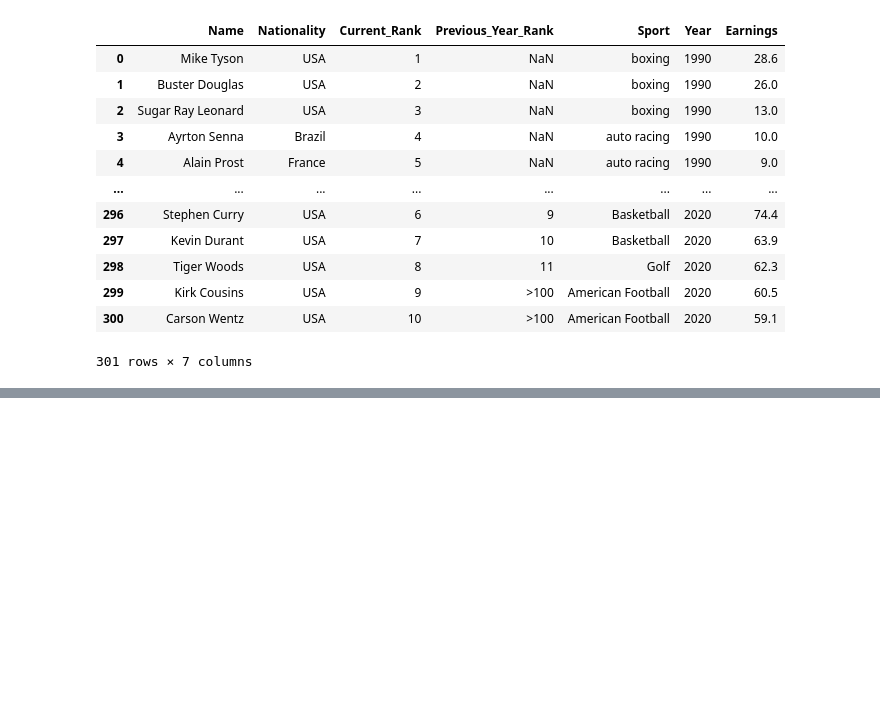
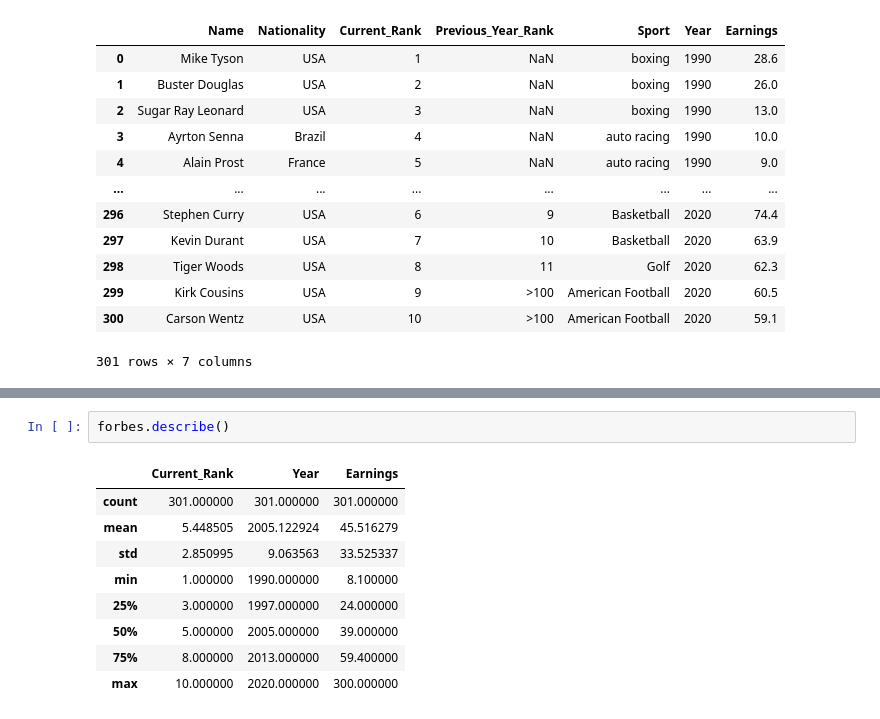
Before and after one commit to oscardbocanegra/udemy, a Jupyter notebook: analisis_datos/analisis_exploratorio.ipynb, the cells around one changed output, grey strips where cells are left out. Drawn from its saved outputs; the diff is of its cells as text; blank space fills up the shorter version.

```diff
--- a/analisis_datos/analisis_exploratorio.ipynb
+++ b/analisis_datos/analisis_exploratorio.ipynb
@@ -198,0 +216,12 @@ forbes
+# %%
+forbes.describe()
+# %% [output]
+|  | Current_Rank | Year | Earnings |
+| count | 301.000000 | 301.000000 | 301.000000 |
+| mean | 5.448505 | 2005.122924 | 45.516279 |
+| std | 2.850995 | 9.063563 | 33.525337 |
+| min | 1.000000 | 1990.000000 | 8.100000 |
+| 25% | 3.000000 | 1997.000000 | 24.000000 |
+| 50% | 5.000000 | 2005.000000 | 39.000000 |
+| 75% | 8.000000 | 2013.000000 | 59.400000 |
+| max | 10.000000 | 2020.000000 | 300.000000 |
```
Also changed, not shown: parts of 5 cells of this notebook.
